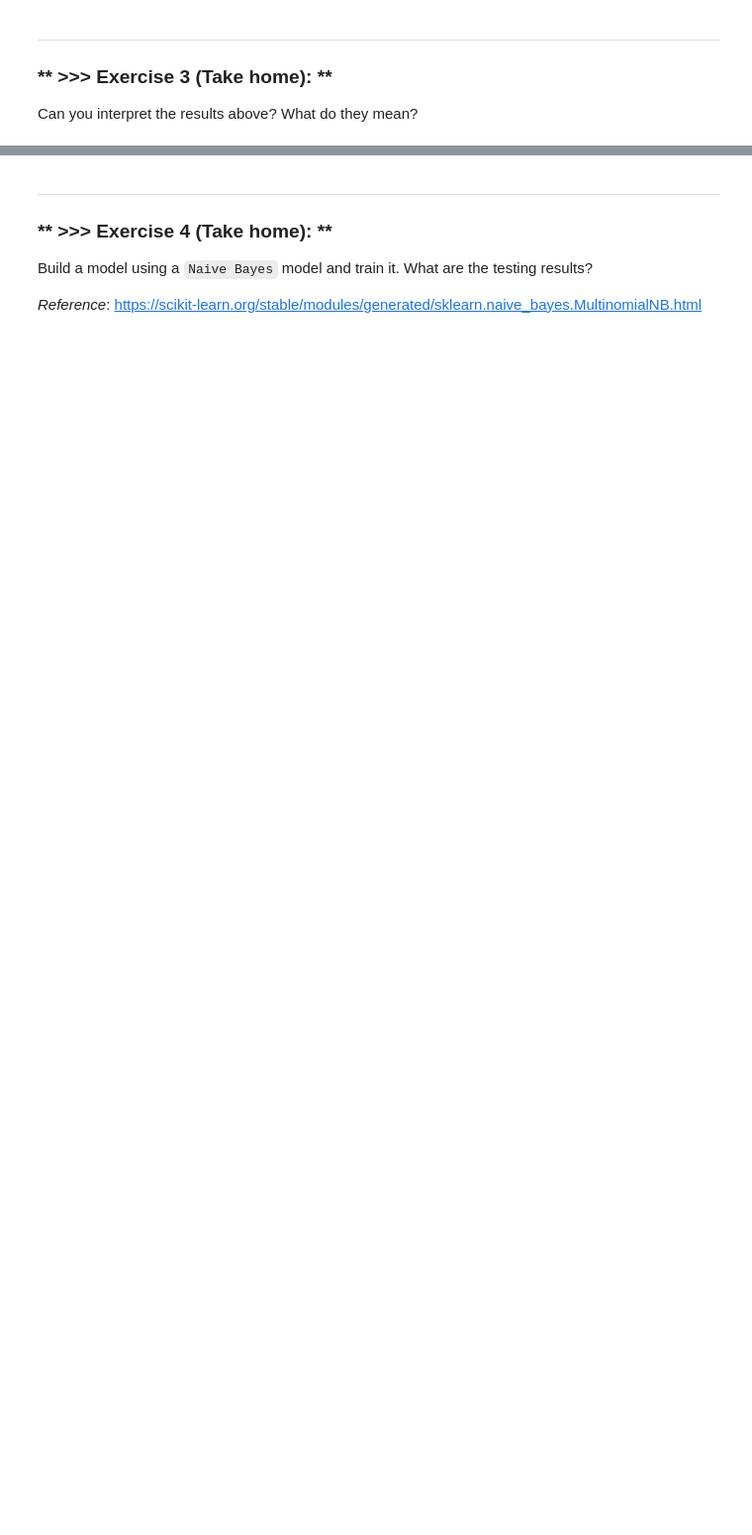
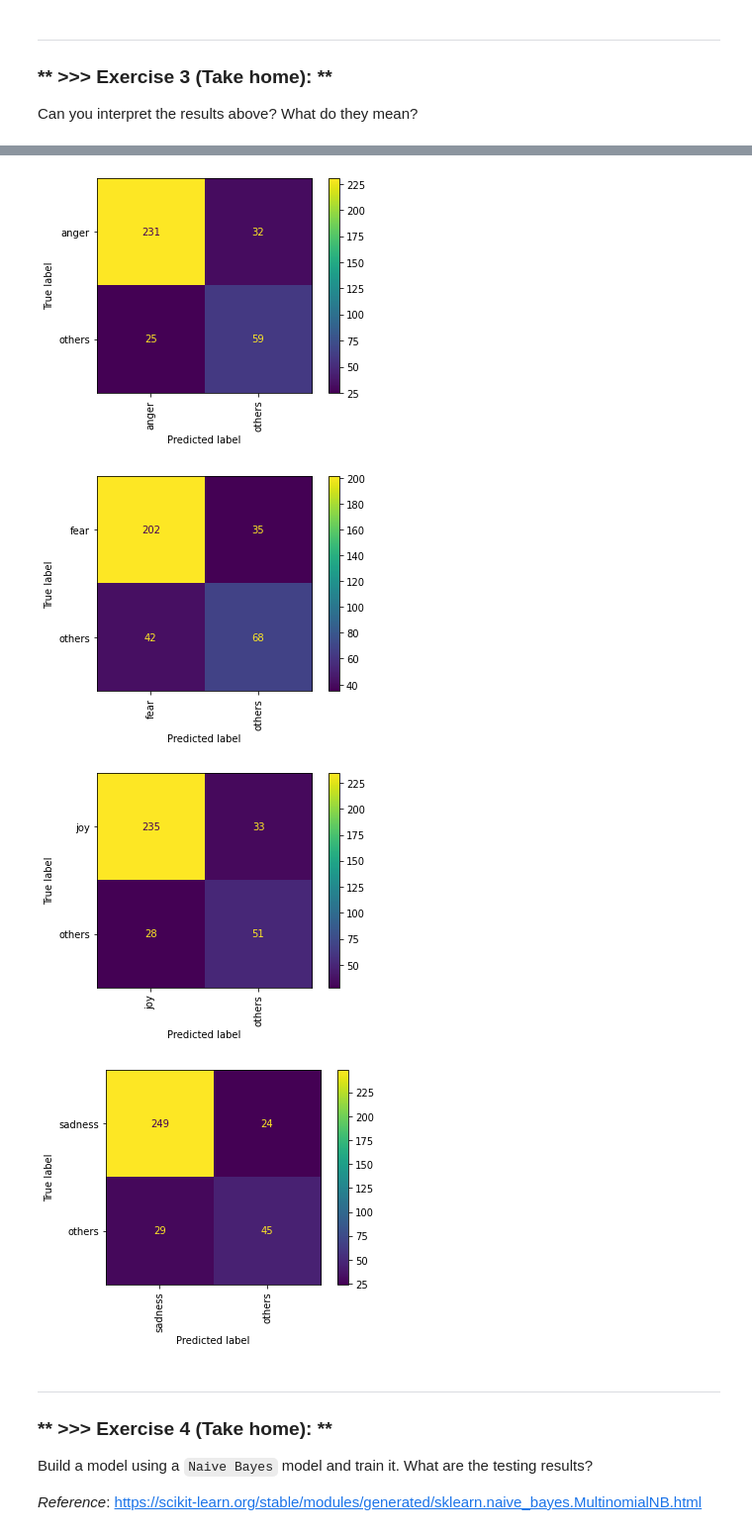
Before and after one commit to sonepanpan/DM2023-Lab2-Master, a Jupyter notebook: DM2023-Lab2-Master.ipynb, the cells around one changed output, grey strips where cells are left out. Shown at 99% size. Saved outputs shown, nothing was run; the diff lists cells and outputs as text; code cells hidden in the pictures; blank space fills up the shorter version.

```diff
--- a/DM2023-Lab2-Master.ipynb
+++ b/DM2023-Lab2-Master.ipynb
@@ -415,3 +604,15 @@ Can you interpret the results above? What do they mean?
+# %%
+from sklearn.metrics import multilabel_confusion_matrix, ConfusionMatrixDisplay
+T = multilabel_confusion_matrix(y_test, y_test_pred)
+for t, label in zip(T, my_tags):
+    disp = ConfusionMatrixDisplay(t, display_labels=[label, 'others'])
+    disp.plot(include_values=True, cmap="viridis", ax=None, xticks_rotation="vertical")
+    plt.show()
+# %% [output]
+[figure, added]
+[figure, added]
+[figure, added]
+[figure, added]
 # %% [markdown]
 ---
 ### ** >>> Exercise 4 (Take home): **
```
Also changed, not shown: parts of 44 cells of this notebook, 2 other files.
